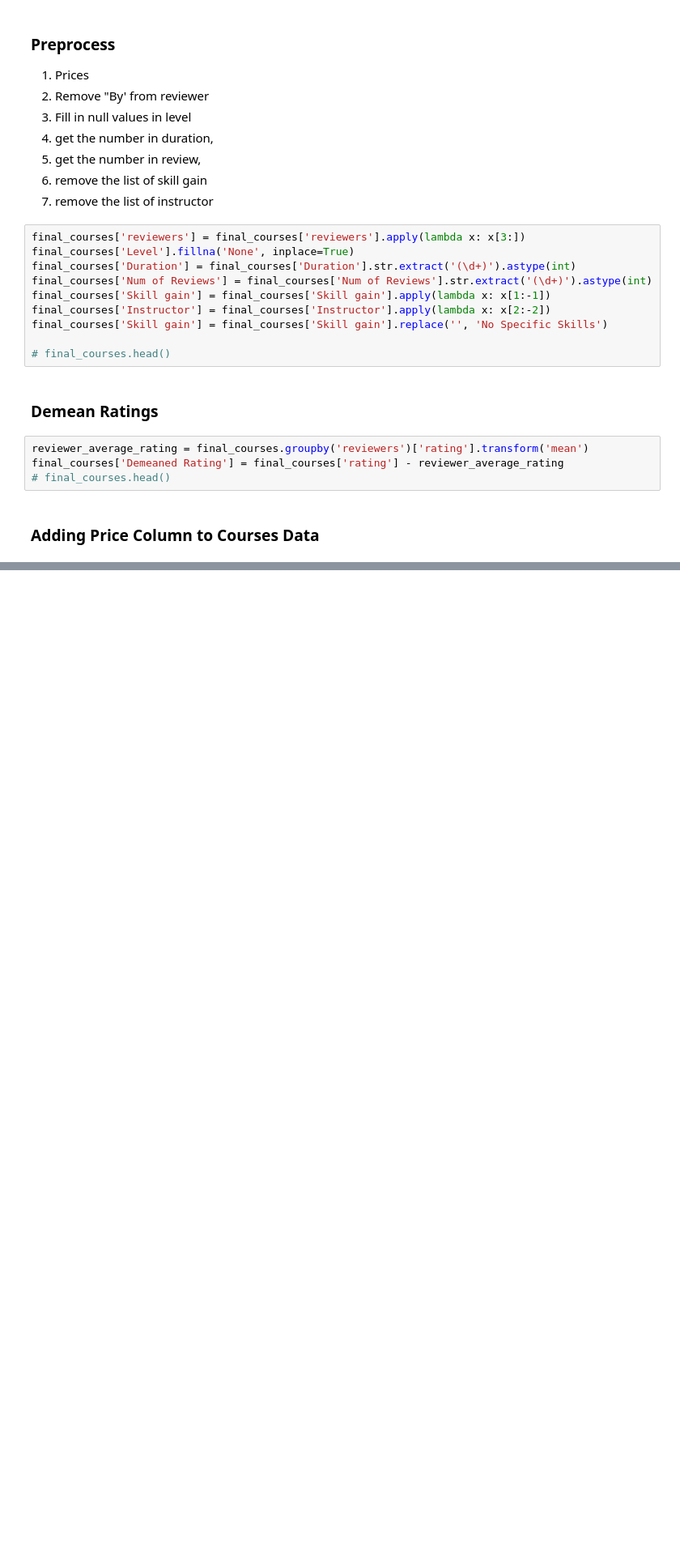
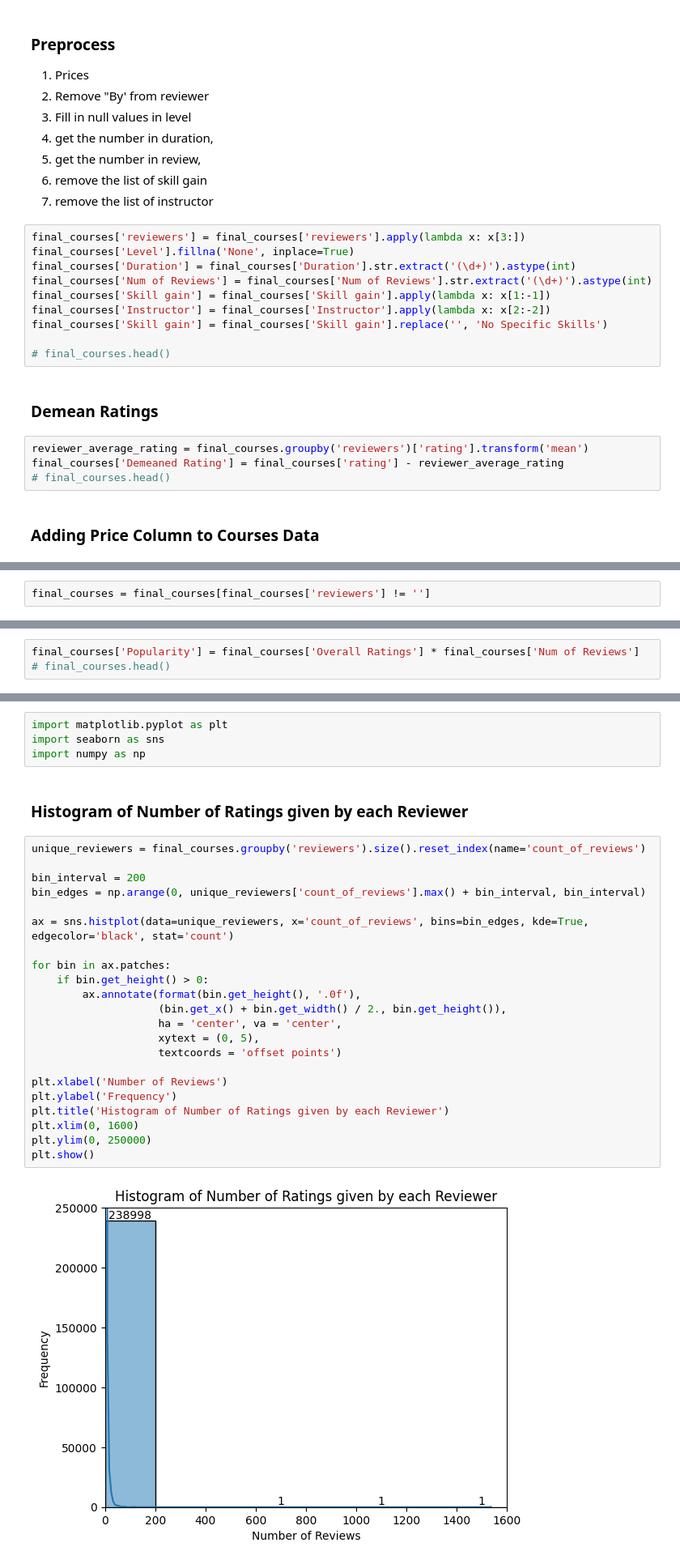
Before and after one commit to jacoblimjy/bt4222, a Jupyter notebook: main.ipynb, the cells around one changed output, grey strips where cells are left out. Shown at 81% size. Drawn from its saved outputs; the diff is of its cells as text; blank space fills up the shorter version.

Commit message:
Conducted EDA and added feature crossing: Popularity

```diff
--- a/main.ipynb
+++ b/main.ipynb
@@ -97,0 +103,2 @@ final_courses['Demeaned Rating'] = final_courses['rating'] - reviewer_average_ra
+# %%
+final_courses = final_courses[final_courses['reviewers'] != '']
@@ -97,0 +107,3 @@ final_courses['Demeaned Rating'] = final_courses['rating'] - reviewer_average_ra
+# %%
+final_courses['Popularity'] = final_courses['Overall Ratings'] * final_courses['Num of Reviews']
+# final_courses.head()
@@ -97,0 +112,30 @@ final_courses['Demeaned Rating'] = final_courses['rating'] - reviewer_average_ra
+# %%
+import matplotlib.pyplot as plt
+import seaborn as sns
+import numpy as np
+# %% [markdown]
+### Histogram of Number of Ratings given by each Reviewer
+# %%
+unique_reviewers = final_courses.groupby('reviewers').size().reset_index(name='count_of_reviews')
+
+bin_interval = 200
+bin_edges = np.arange(0, unique_reviewers['count_of_reviews'].max() + bin_interval, bin_interval)
+
+ax = sns.histplot(data=unique_reviewers, x='count_of_reviews', bins=bin_edges, kde=True, edgecolor='black', stat='count')
+
+for bin in ax.patches:
+    if bin.get_height() > 0:
+        ax.annotate(format(bin.get_height(), '.0f'),
+                    (bin.get_x() + bin.get_width() / 2., bin.get_height()),
+                    ha = 'center', va = 'center',
+                    xytext = (0, 5),
+                    textcoords = 'offset points')
+
+plt.xlabel('Number of Reviews')
+plt.ylabel('Frequency')
+plt.title('Histogram of Number of Ratings given by each Reviewer')
+plt.xlim(0, 1600)
+plt.ylim(0, 250000)
+plt.show()
+# %% [output]
+[figure, added]
```
Also changed, not shown: parts of 22 cells of this notebook.
